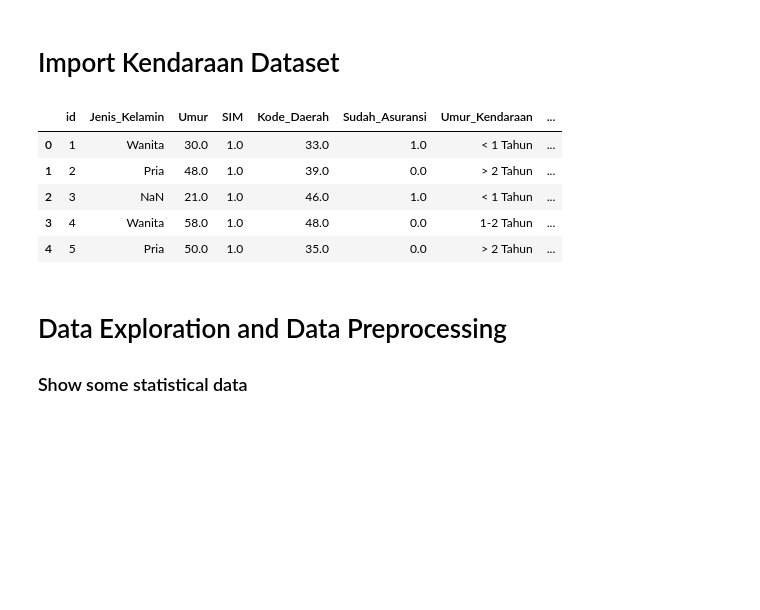
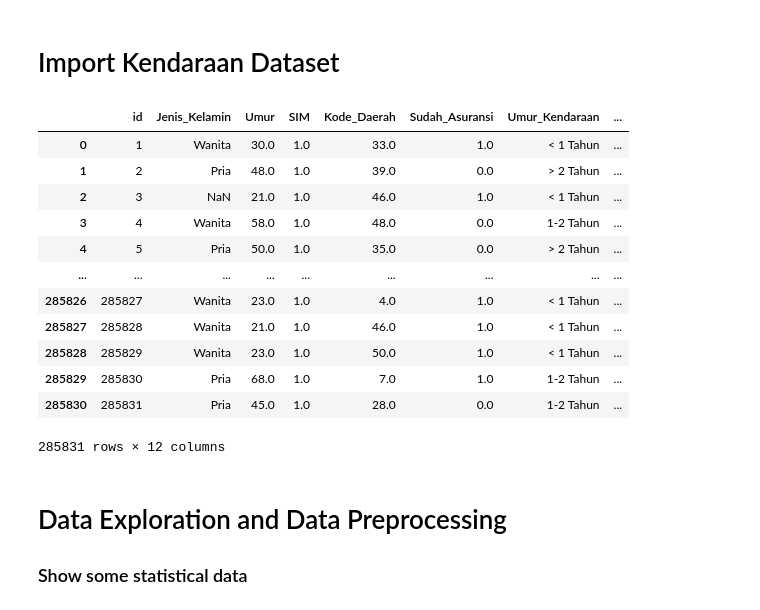
Before and after one commit to farhanakbar8/machine-learning-clustering-kmeans, a Jupyter notebook: tubes_fix.ipynb, the cells around one changed output. Saved outputs shown, nothing was run; the diff lists cells and outputs as text; code cells hidden in the pictures; blank space fills up the shorter version.

```diff
--- a/tubes_fix.ipynb
+++ b/tubes_fix.ipynb
@@ -11,14 +12,21 @@ from scipy import stats
 # Import Kendaraan Dataset
 # %%
 dataset = pd.read_csv('kendaraan_train.csv')
-dataset.head()
+dataset
 # %% [output]
 |  | id | Jenis_Kelamin | Umur | SIM | Kode_Daerah | Sudah_Asuransi | Umur_Kendaraan | ... |
 | 0 | 1 | Wanita | 30.0 | 1.0 | 33.0 | 1.0 | < 1 Tahun | ... |
 | 1 | 2 | Pria | 48.0 | 1.0 | 39.0 | 0.0 | > 2 Tahun | ... |
 | 2 | 3 | NaN | 21.0 | 1.0 | 46.0 | 1.0 | < 1 Tahun | ... |
 | 3 | 4 | Wanita | 58.0 | 1.0 | 48.0 | 0.0 | 1-2 Tahun | ... |
 | 4 | 5 | Pria | 50.0 | 1.0 | 35.0 | 0.0 | > 2 Tahun | ... |
+| ... | ... | ... | ... | ... | ... | ... | ... | ... |
+| 285826 | 285827 | Wanita | 23.0 | 1.0 | 4.0 | 1.0 | < 1 Tahun | ... |
+| 285827 | 285828 | Wanita | 21.0 | 1.0 | 46.0 | 1.0 | < 1 Tahun | ... |
+| 285828 | 285829 | Wanita | 23.0 | 1.0 | 50.0 | 1.0 | < 1 Tahun | ... |
+| 285829 | 285830 | Pria | 68.0 | 1.0 | 7.0 | 1.0 | 1-2 Tahun | ... |
+| 285830 | 285831 | Pria | 45.0 | 1.0 | 28.0 | 0.0 | 1-2 Tahun | ... |
+285831 rows × 12 columns
 # %% [markdown]
 # Data Exploration and Data Preprocessing
 ### Show some statistical data
```
Also changed, not shown: parts of 11 cells of this notebook.
